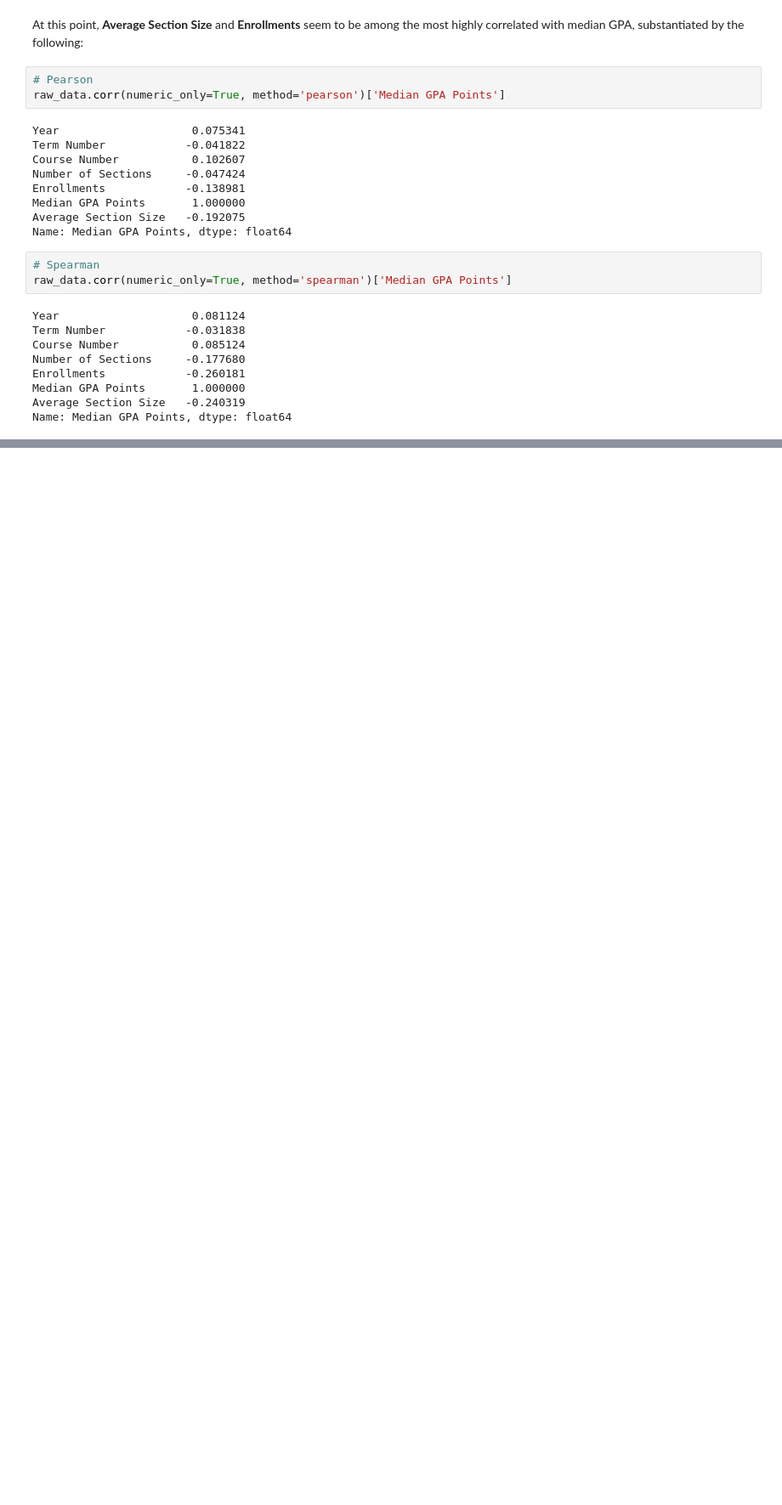
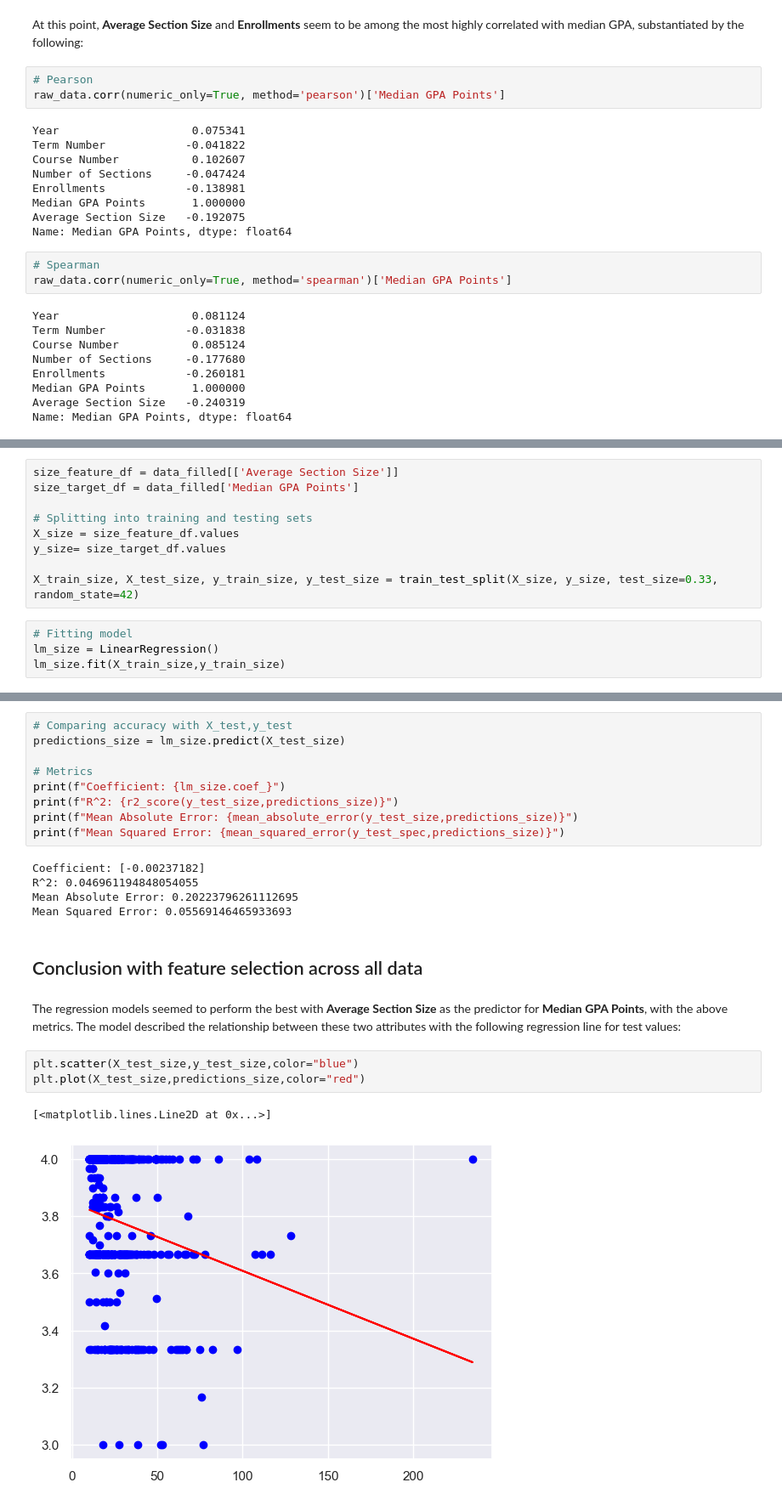
Before and after one commit to kabirmoghe/dali-data-challenge, a Jupyter notebook: DALI Courses Exploration.ipynb, the cells around one changed output, grey strips where cells are left out. Shown at 85% size. Cells and saved outputs as stored; diff of their text form; blank space fills up the shorter version.

```diff
--- a/Courses Exploration.ipynb
+++ b/DALI Courses Exploration.ipynb
@@ -223,0 +297,13 @@ Name: Median GPA Points, dtype: float64
+# %%
+size_feature_df = data_filled[['Average Section Size']]
+size_target_df = data_filled['Median GPA Points']
+
+# Splitting into training and testing sets
+X_size = size_feature_df.values
+y_size= size_target_df.values
+
+X_train_size, X_test_size, y_train_size, y_test_size = train_test_split(X_size, y_size, test_size=0.33, random_state=42)
+# %%
+# Fitting model
+lm_size = LinearRegression()
+lm_size.fit(X_train_size,y_train_size)
@@ -223,0 +312,24 @@ Name: Median GPA Points, dtype: float64
+# %%
+# Comparing accuracy with X_test,y_test
+predictions_size = lm_size.predict(X_test_size)
+
+# Metrics
+print(f"Coefficient: {lm_size.coef_}")
+print(f"R^2: {r2_score(y_test_size,predictions_size)}")
+print(f"Mean Absolute Error: {mean_absolute_error(y_test_size,predictions_size)}")
+print(f"Mean Squared Error: {mean_squared_error(y_test_spec,predictions_size)}")
+# %% [output]
+Coefficient: [-0.00237182]
+R^2: 0.046961194848054055
+Mean Absolute Error: 0.20223796261112695
+Mean Squared Error: 0.05569146465933693
+# %% [markdown]
+## Conclusion with feature selection across all data
+# %% [markdown]
+The regression models seemed to perform the best with <b>Average Section Size</b> as the predictor for <b>Median GPA Points</b>, with the above metrics. The model described the relationship between these two attributes with the following regression line for test values:
+# %%
+plt.scatter(X_test_size,y_test_size,color="blue")
+plt.plot(X_test_size,predictions_size,color="red")
+# %% [output]
+[<matplotlib.lines.Line2D at 0x...>]
+[figure, added]
```
Also changed, not shown: parts of 31 cells of this notebook.
